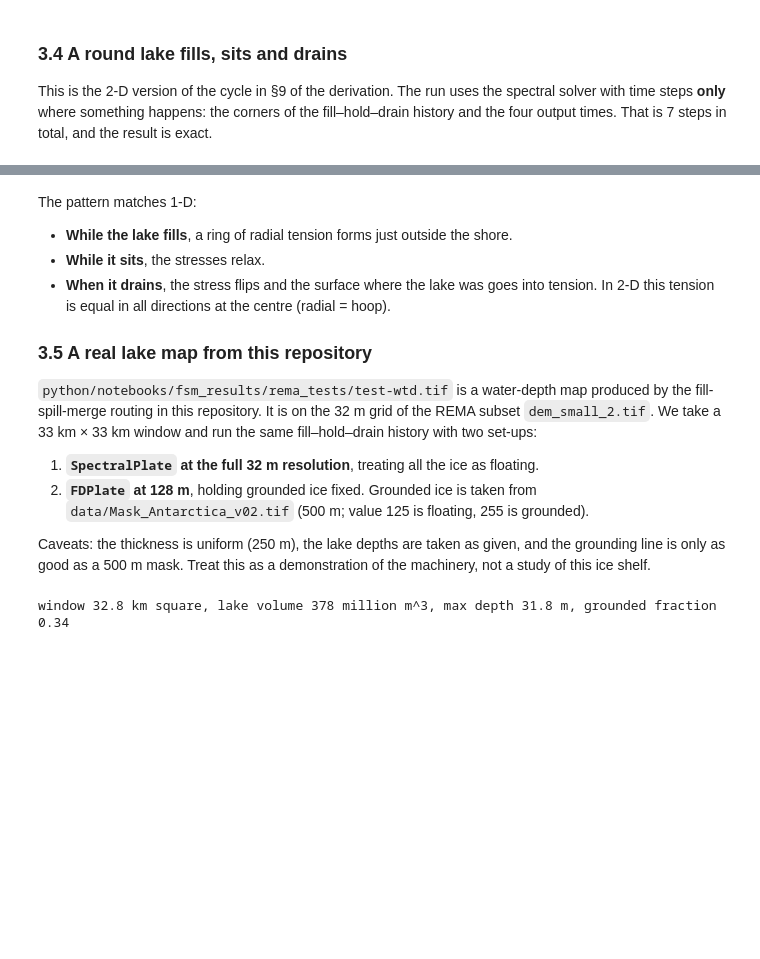
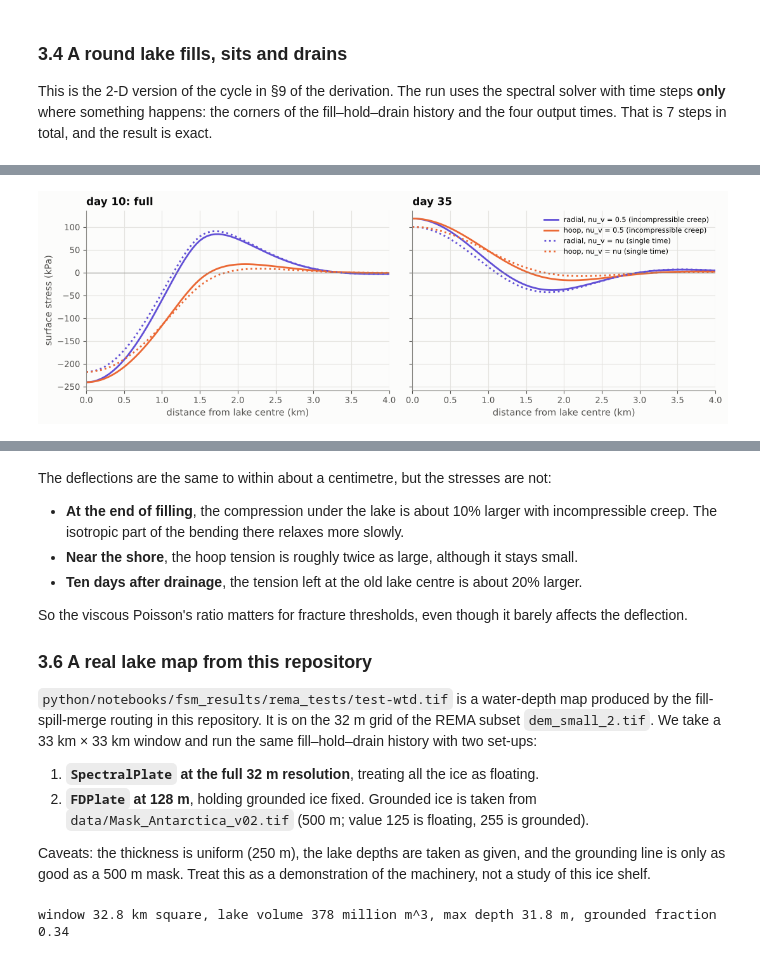
Before and after one commit to jkingslake/BFRN_meltwater, a Jupyter notebook: flexure/flexure_model_tutorial.ipynb, the cells around one changed output, grey strips where cells are left out. Drawn from its saved outputs; the diff is of its cells as text; code cells hidden in the pictures; blank space fills up the shorter version.

```diff
--- a/flexure/flexure_model_tutorial.ipynb
+++ b/flexure/flexure_model_tutorial.ipynb
@@ -579,0 +596,29 @@ plt.show()
+# %%
+rows, prof = [], {}
+whens = ["day 10: full", "day 25: about to drain", "day 25.25: just drained", "day 35"]
+models = [("nu_v = 0.5 (incompressible creep)", shelf), ("nu_v = nu (single time)", IceShelf(nu_v=shelf.nu))]
+for lab, s_ in models:
+    p_ = SpectralPlate(n, n, dx, s_)
+    rr = p_.run(t_steps, (s_.lake_load(depth2), hist), store=store)
+    for i, when in enumerate(whens):
+        sxx, syy, sxy = p_.surface_stress(rr.mu[i])
+        rows.append({"model": lab, "time": when, "centre dip (m)": rr.w[i, j0, j0],
+                     "centre stress (kPa)": sxx[j0, j0] / 1e3,
+                     "max radial (kPa)": sxx[j0, j0:].max() / 1e3, "max hoop (kPa)": syy[j0, j0:].max() / 1e3})
+        prof[(lab, i)] = (sxx[j0, j0:] / 1e3, syy[j0, j0:] / 1e3)
+
+fig, ax = plt.subplots(1, 2, figsize=(11, 3.8), sharey=True)
+for k_, i in enumerate([0, 3]):
+    for (lab, _), ls in zip(models, ["-", ":"]):
+        rad, hoop = prof[(lab, i)]
+        ax[k_].plot(xg[j0:] / 1e3, rad, ls, color=ps.ACCENT, label=f"radial, {lab}")
+        ax[k_].plot(xg[j0:] / 1e3, hoop, ls, color=ps.ELASTIC, label=f"hoop, {lab}")
+    ax[k_].axhline(0, color=ps.MUTED, lw=0.8); ax[k_].set_xlim(0, 4)
+    ax[k_].set_title(whens[i]); ax[k_].set_xlabel("distance from lake centre (km)")
+ax[0].set_ylabel("surface stress (kPa)"); ax[1].legend(fontsize=8)
+fig.tight_layout(); plt.show()
+tab_nu = pd.DataFrame(rows)
+tab_nu["time"] = pd.Categorical(tab_nu["time"], whens, ordered=True)
+tab_nu.sort_values("time", kind="stable").set_index(["time", "model"]).round(2)
+# %% [output]
+[figure, added]
@@ -580,11 +635,13 @@ plt.show()
 # %% [markdown]
-The pattern matches 1-D:
+The deflections are the same to within about a centimetre, but the stresses are not:
 
-* **While the lake fills**, a ring of radial tension forms just outside the shore.
-* **While it sits**, the stresses relax.
-* **When it drains**, the stress flips and the surface where the lake was goes into tension. In 2-D this tension is equal in all directions at the centre (radial = hoop).
+* **At the end of filling**, the compression under the lake is about 10% larger with incompressible creep. The isotropic part of the bending there relaxes more slowly.
+* **Near the shore**, the hoop tension is roughly twice as large, although it stays small.
+* **Ten days after drainage**, the tension left at the old lake centre is about 20% larger.
 
-### 3.5 A real lake map from this repository
+So the viscous Poisson's ratio matters for fracture thresholds, even though it barely affects the deflection.
+
+### 3.6 A real lake map from this repository
 
 `python/notebooks/fsm_results/rema_tests/test-wtd.tif` is a water-depth map produced by the fill-spill-merge routing in this repository. It is on the 32 m grid of the REMA subset `dem_small_2.tif`. We take a 33 km × 33 km window and run the same fill–hold–drain history with two set-ups:
 
```
Also changed, not shown: parts of 25 cells of this notebook, 17 other files.
